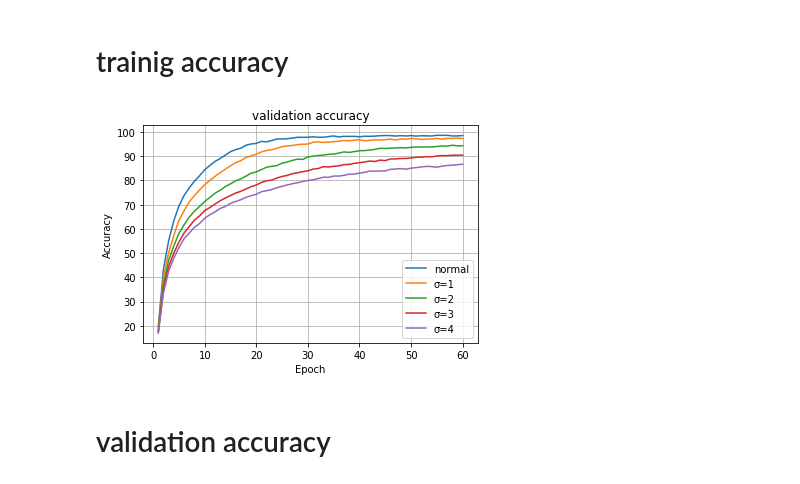
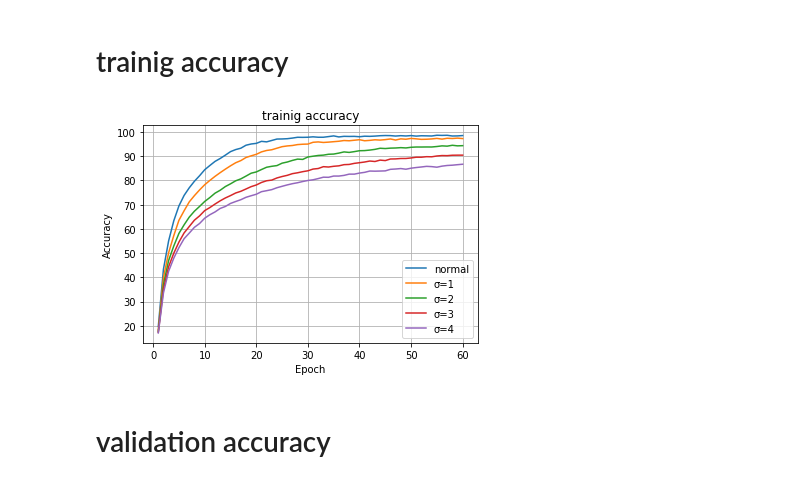
Before and after one commit to sousquared/Blur-Training_Cifar10, a Jupyter notebook: analysis/plot_results_blur-half-data.ipynb, the cells around one changed output. Cells and saved outputs as stored; diff of their text form; code cells hidden in the pictures.

```diff
--- a/analysis/plot_results_blur-half-data.ipynb
+++ b/analysis/plot_results_blur-half-data.ipynb
@@ -63,27 +63,27 @@ fig.savefig(RESULT_DIR + 'blur-half-data_loss_val.png')
 # %%
 normal = pd.read_csv('./data/run-normal_60e-tag-acc_train.csv')['Value'].values[:60]
 s1 = pd.read_csv('./data/run-blur-half-data_s1_k7-7_90e-tag-acc_train.csv')['Value'].values[:60]
 s2 = pd.read_csv('./data/run-blur-half-data_s2_k13-13_90e-tag-acc_train.csv')['Value'].values[:60]
 s3 = pd.read_csv('./data/run-blur-half-data_s3_k19-19_90e-tag-acc_train.csv')['Value'].values[:60]
 s4 = pd.read_csv('./data/run-blur-half-data_s4_k25-25_90e-tag-acc_train.csv')['Value'].values[:60]
 
 # plot
 x = range(1, 61)  # x range
 fig, ax = plt.subplots()
-plt.title("validation accuracy")
+plt.title("trainig accuracy")
 ax.plot(x, normal, label='normal')
 ax.plot(x, s1, label='σ=1')
 ax.plot(x, s2, label='σ=2')
 ax.plot(x, s3, label='σ=3')
 ax.plot(x, s4, label='σ=4')
 ax.legend()
 ax.set_xlabel('Epoch')
 ax.set_ylabel('Accuracy')
 ax.grid(True)
 fig.show()
 fig.savefig(RESULT_DIR + 'blur-half-data_acc_train.png')
 # %% [output]
-[figure, old version]
+[figure, new version]
 # %% [markdown]
 # validation accuracy
 # %%
```
Also changed, not shown: 2 other files.
